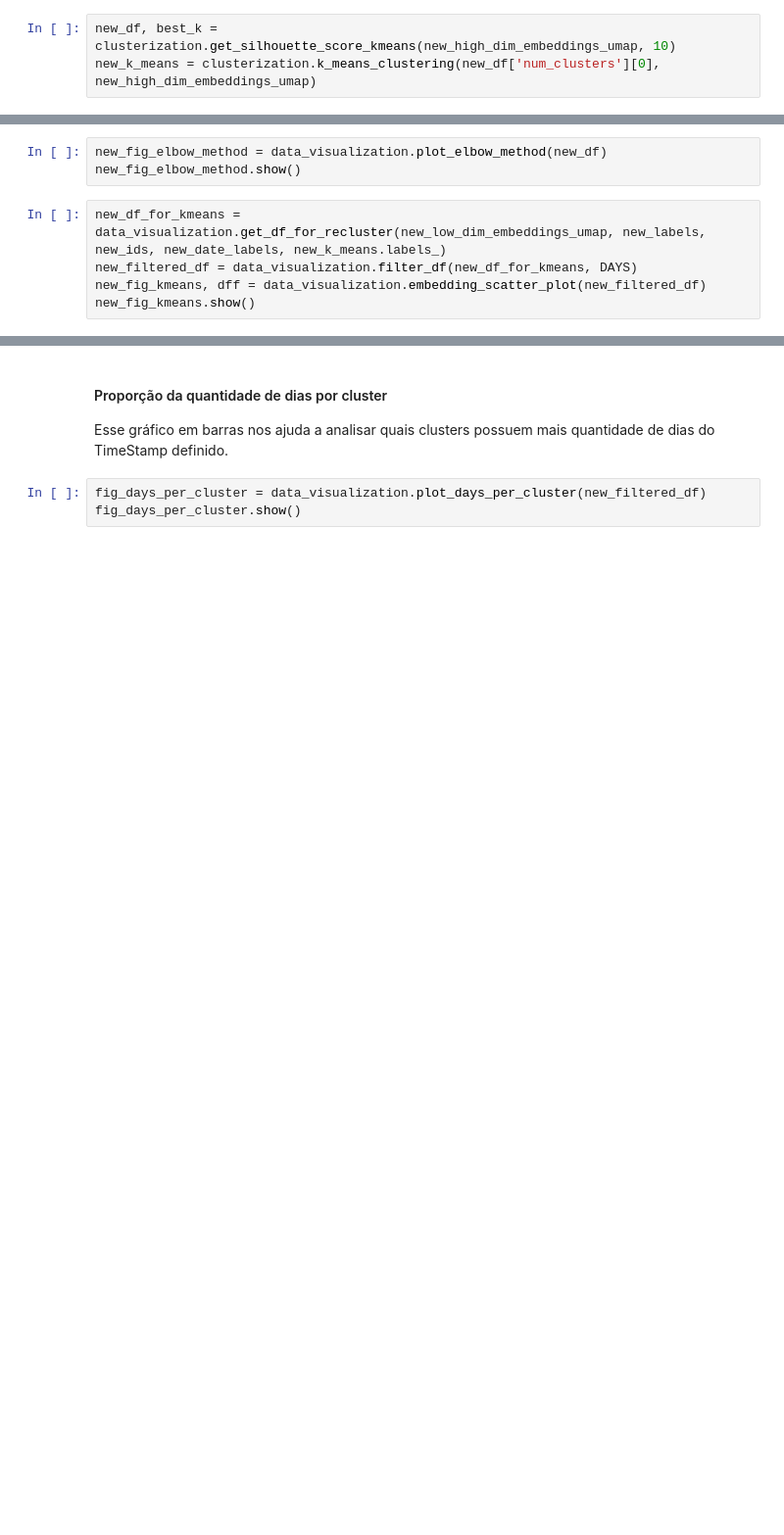
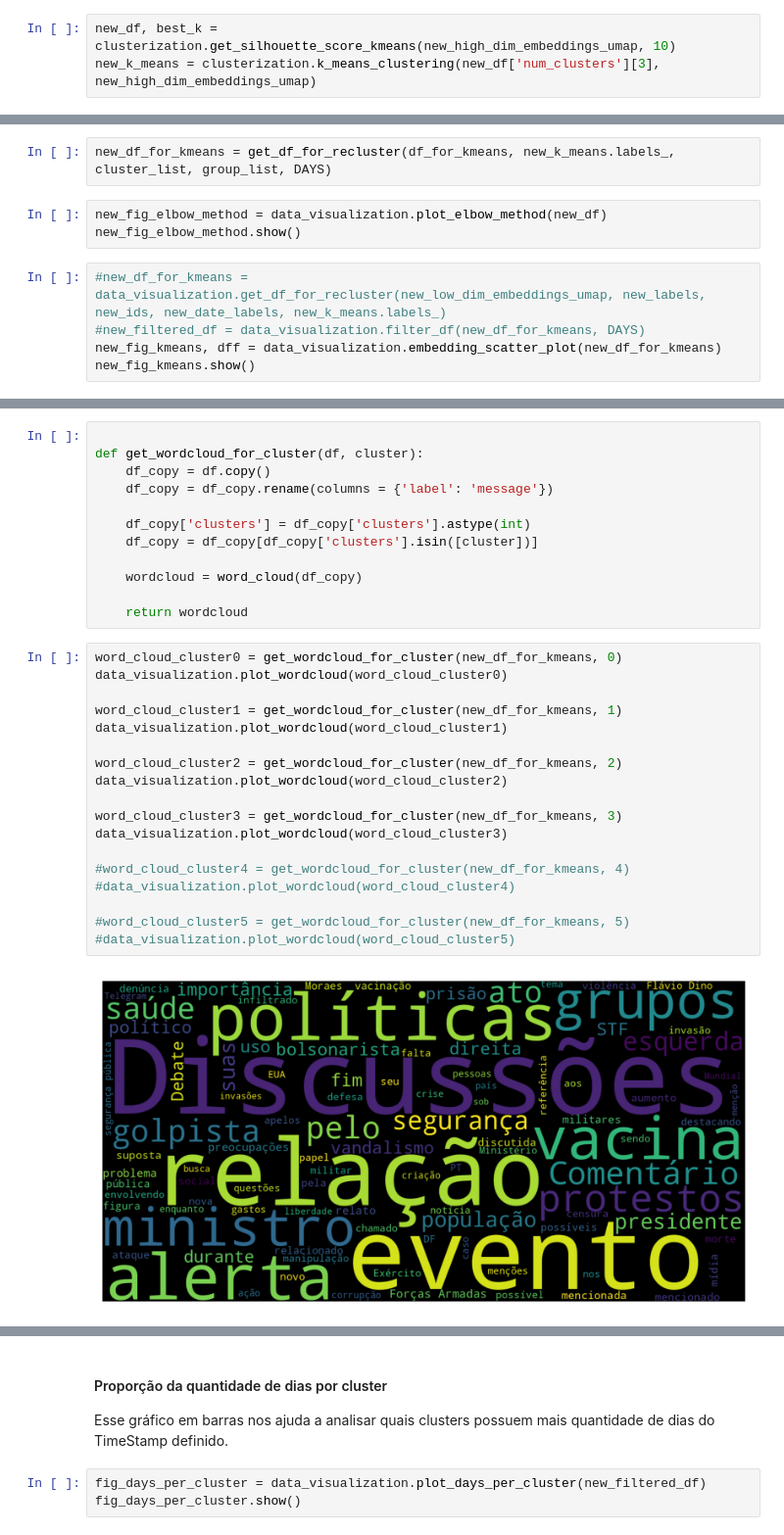
Before and after one commit to Danijnog/ic, a Jupyter notebook: project/main.ipynb, the cells around one changed output, grey strips where cells are left out. Shown at 98% size. Cells and saved outputs as stored; diff of their text form; blank space fills up the shorter version.

Commit message:
feat: wordcloud para clusterização e gpt para classificação de clusters

```diff
--- a/project/main.ipynb
+++ b/project/main.ipynb
@@ -224,3 +249,3 @@ new_ids = new_df_for_kmeans['ID']
 # %%
 new_df, best_k = clusterization.get_silhouette_score_kmeans(new_high_dim_embeddings_umap, 10)
-new_k_means = clusterization.k_means_clustering(new_df['num_clusters'][0], new_high_dim_embeddings_umap)
+new_k_means = clusterization.k_means_clustering(new_df['num_clusters'][3], new_high_dim_embeddings_umap)
@@ -227,8 +265,10 @@ new_k_means = clusterization.k_means_clustering(new_df['num_clusters'][0], new_h
+# %%
+new_df_for_kmeans = get_df_for_recluster(df_for_kmeans, new_k_means.labels_, cluster_list, group_list, DAYS)
 # %%
 new_fig_elbow_method = data_visualization.plot_elbow_method(new_df)
 new_fig_elbow_method.show()
 # %%
-new_df_for_kmeans = data_visualization.get_df_for_recluster(new_low_dim_embeddings_umap, new_labels, new_ids, new_date_labels, new_k_means.labels_)
-new_filtered_df = data_visualization.filter_df(new_df_for_kmeans, DAYS)
-new_fig_kmeans, dff = data_visualization.embedding_scatter_plot(new_filtered_df)
+#new_df_for_kmeans = data_visualization.get_df_for_recluster(new_low_dim_embeddings_umap, new_labels, new_ids, new_date_labels, new_k_means.labels_)
+#new_filtered_df = data_visualization.filter_df(new_df_for_kmeans, DAYS)
+new_fig_kmeans, dff = data_visualization.embedding_scatter_plot(new_df_for_kmeans)
 new_fig_kmeans.show()
@@ -234,0 +303,32 @@ new_fig_kmeans.show()
+# %%
+
+def get_wordcloud_for_cluster(df, cluster):
+    df_copy = df.copy()
+    df_copy = df_copy.rename(columns = {'label': 'message'})
+
+    df_copy['clusters'] = df_copy['clusters'].astype(int)
+    df_copy = df_copy[df_copy['clusters'].isin([cluster])]
+
+    wordcloud = word_cloud(df_copy)
+
+    return wordcloud
+# %%
+word_cloud_cluster0 = get_wordcloud_for_cluster(new_df_for_kmeans, 0)
+data_visualization.plot_wordcloud(word_cloud_cluster0)
+
+word_cloud_cluster1 = get_wordcloud_for_cluster(new_df_for_kmeans, 1)
+data_visualization.plot_wordcloud(word_cloud_cluster1)
+
+word_cloud_cluster2 = get_wordcloud_for_cluster(new_df_for_kmeans, 2)
+data_visualization.plot_wordcloud(word_cloud_cluster2)
+
+word_cloud_cluster3 = get_wordcloud_for_cluster(new_df_for_kmeans, 3)
+data_visualization.plot_wordcloud(word_cloud_cluster3)
+
+#word_cloud_cluster4 = get_wordcloud_for_cluster(new_df_for_kmeans, 4)
+#data_visualization.plot_wordcloud(word_cloud_cluster4)
+
+#word_cloud_cluster5 = get_wordcloud_for_cluster(new_df_for_kmeans, 5)
+#data_visualization.plot_wordcloud(word_cloud_cluster5)
+# %% [output]
+[figure, added]
```
Also changed, not shown: parts of 33 cells of this notebook, 25 other files.
